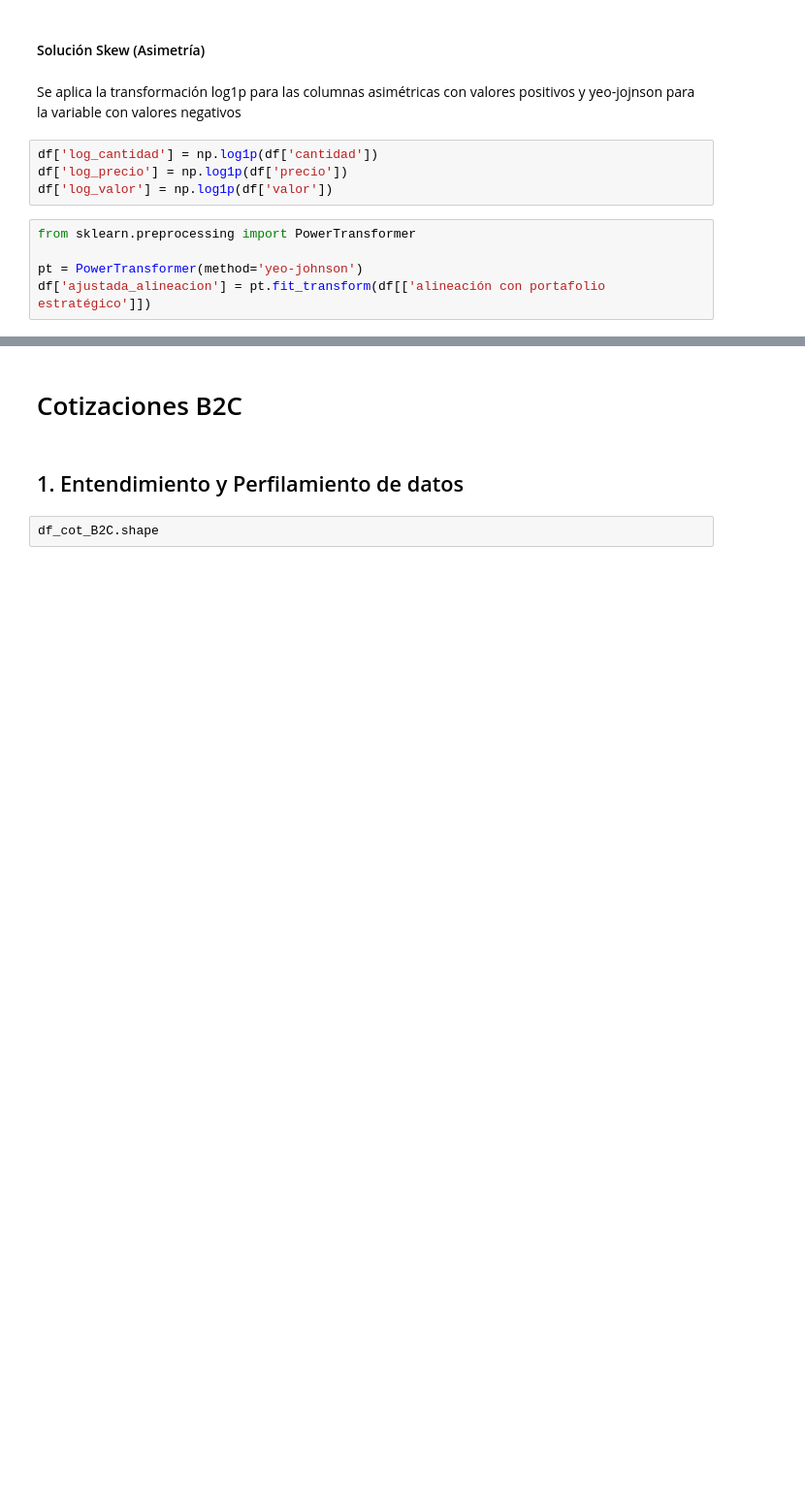
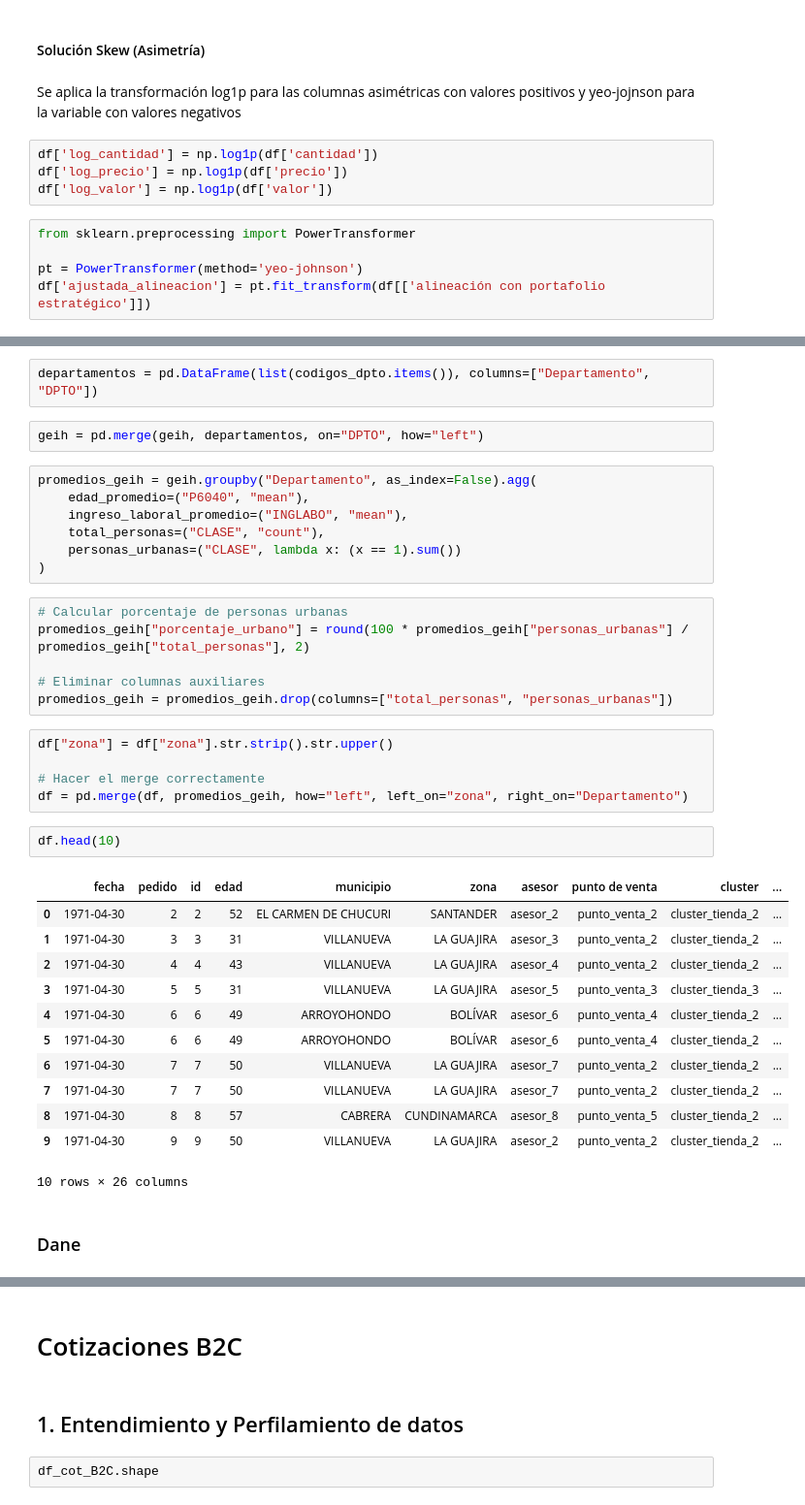
Before and after one commit to VVDataInsights/Reto_Corona, a Jupyter notebook: modeloB2C.ipynb, the cells around one changed output, grey strips where cells are left out. Shown at 97% size. Saved outputs shown, nothing was run; the diff lists cells and outputs as text; blank space fills up the shorter version.

```diff
--- a/modeloB2C.ipynb
+++ b/modeloB2C.ipynb
@@ -587,0 +592,39 @@ Para complementar la información de la base se crean nuevas columnas que permit
+# %%
+departamentos = pd.DataFrame(list(codigos_dpto.items()), columns=["Departamento", "DPTO"])
+# %%
+geih = pd.merge(geih, departamentos, on="DPTO", how="left")
+# %%
+promedios_geih = geih.groupby("Departamento", as_index=False).agg(
+    edad_promedio=("P6040", "mean"),
+    ingreso_laboral_promedio=("INGLABO", "mean"),
+    total_personas=("CLASE", "count"),
+    personas_urbanas=("CLASE", lambda x: (x == 1).sum())
+)
+# %%
+# Calcular porcentaje de personas urbanas
+promedios_geih["porcentaje_urbano"] = round(100 * promedios_geih["personas_urbanas"] / promedios_geih["total_personas"], 2)
+
+# Eliminar columnas auxiliares
+promedios_geih = promedios_geih.drop(columns=["total_personas", "personas_urbanas"])
+# %%
+df["zona"] = df["zona"].str.strip().str.upper()
+
+# Hacer el merge correctamente
+df = pd.merge(df, promedios_geih, how="left", left_on="zona", right_on="Departamento")
+# %%
+df.head(10)
+# %% [output]
+|  | fecha | pedido | id | edad | municipio | zona | asesor | punto de venta | cluster | ... |
+| 0 | 1971-04-30 | 2 | 2 | 52 | EL CARMEN DE CHUCURI | SANTANDER | asesor_2 | punto_venta_2 | cluster_tienda_2 | ... |
+| 1 | 1971-04-30 | 3 | 3 | 31 | VILLANUEVA | LA GUAJIRA | asesor_3 | punto_venta_2 | cluster_tienda_2 | ... |
+| 2 | 1971-04-30 | 4 | 4 | 43 | VILLANUEVA | LA GUAJIRA | asesor_4 | punto_venta_2 | cluster_tienda_2 | ... |
+| 3 | 1971-04-30 | 5 | 5 | 31 | VILLANUEVA | LA GUAJIRA | asesor_5 | punto_venta_3 | cluster_tienda_3 | ... |
+| 4 | 1971-04-30 | 6 | 6 | 49 | ARROYOHONDO | BOLÍVAR | asesor_6 | punto_venta_4 | cluster_tienda_2 | ... |
+| 5 | 1971-04-30 | 6 | 6 | 49 | ARROYOHONDO | BOLÍVAR | asesor_6 | punto_venta_4 | cluster_tienda_2 | ... |
+| 6 | 1971-04-30 | 7 | 7 | 50 | VILLANUEVA | LA GUAJIRA | asesor_7 | punto_venta_2 | cluster_tienda_2 | ... |
+| 7 | 1971-04-30 | 7 | 7 | 50 | VILLANUEVA | LA GUAJIRA | asesor_7 | punto_venta_2 | cluster_tienda_2 | ... |
+| 8 | 1971-04-30 | 8 | 8 | 57 | CABRERA | CUNDINAMARCA | asesor_8 | punto_venta_5 | cluster_tienda_2 | ... |
+| 9 | 1971-04-30 | 9 | 9 | 50 | VILLANUEVA | LA GUAJIRA | asesor_2 | punto_venta_2 | cluster_tienda_2 | ... |
+10 rows × 26 columns
+# %% [markdown]
+### Dane
```
Also changed, not shown: parts of 13 cells of this notebook.
